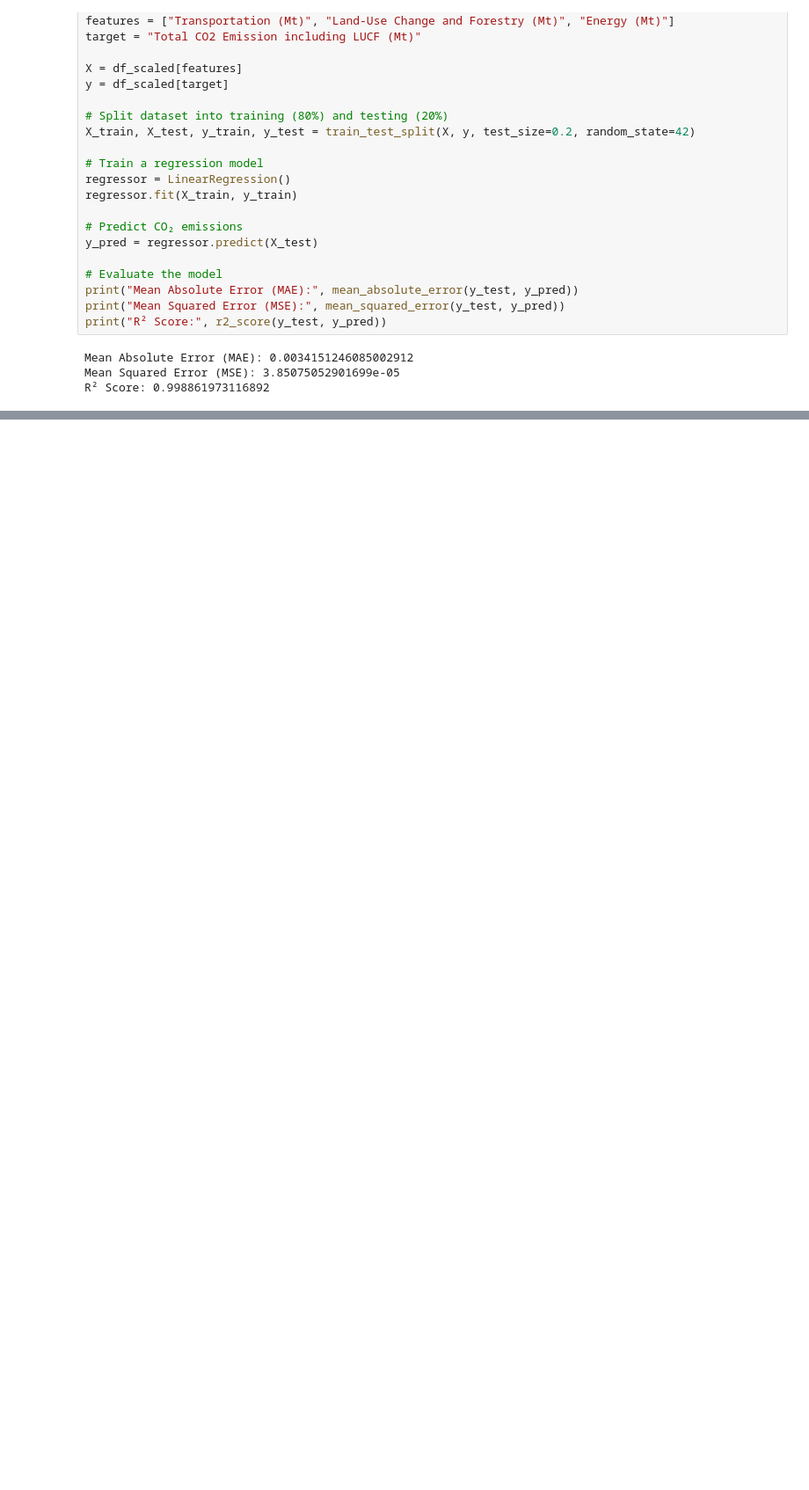
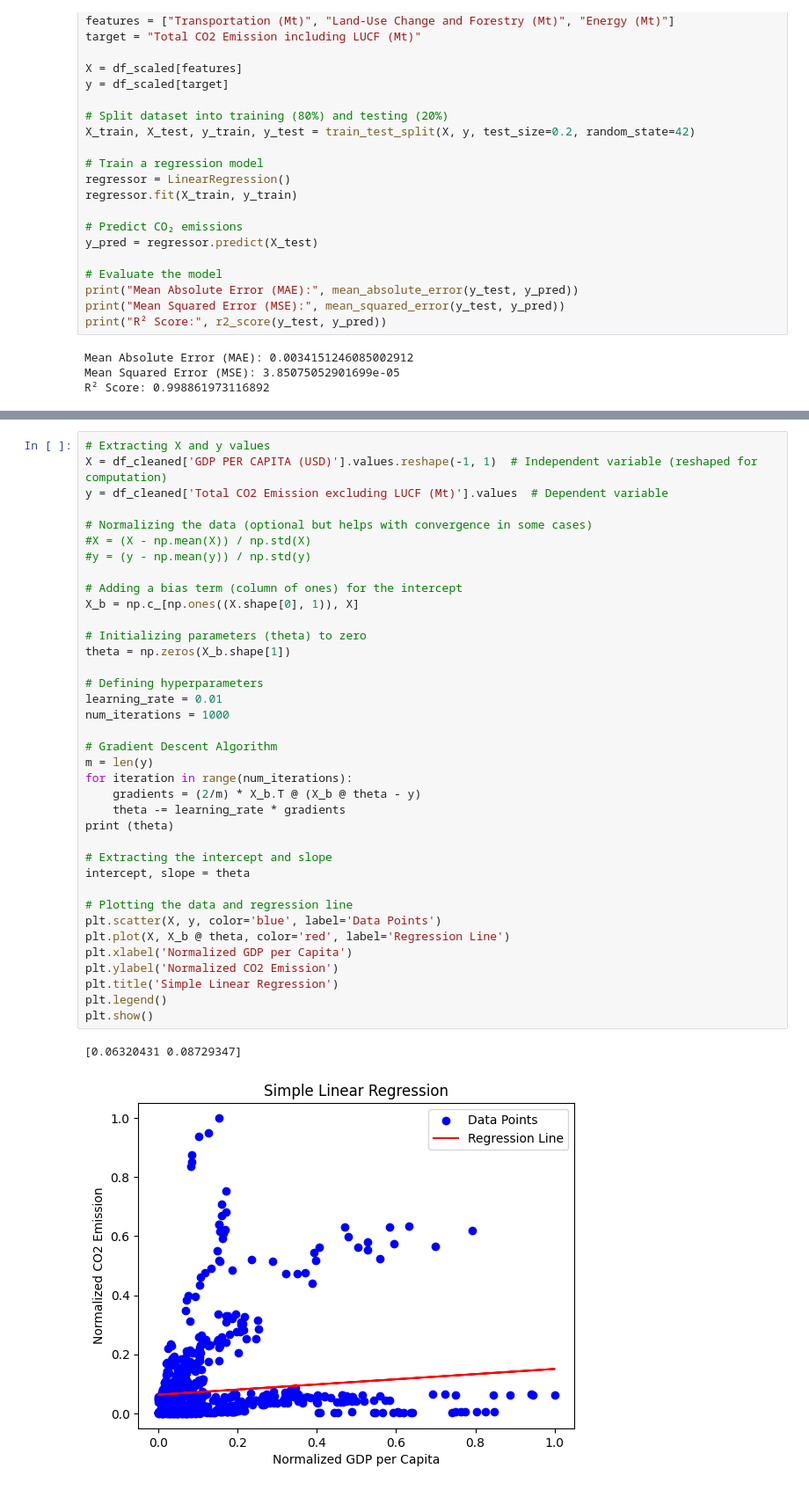
Before and after one commit to Ndegi-4/First_trial, a Jupyter notebook: carbon-emissions-data-analysis.ipynb, the cells around one changed output, grey strips where cells are left out. Shown at 88% size. Cells and saved outputs as stored; diff of their text form; blank space fills up the shorter version.

```diff
--- a/carbon-emissions-data-analysis.ipynb
+++ b/carbon-emissions-data-analysis.ipynb
@@ -234,0 +314,40 @@ R² Score: 0.998861973116892
+# %%
+# Extracting X and y values
+X = df_cleaned['GDP PER CAPITA (USD)'].values.reshape(-1, 1)  # Independent variable (reshaped for computation)
+y = df_cleaned['Total CO2 Emission excluding LUCF (Mt)'].values  # Dependent variable
+
+# Normalizing the data (optional but helps with convergence in some cases)
+#X = (X - np.mean(X)) / np.std(X)
+#y = (y - np.mean(y)) / np.std(y)
+
+# Adding a bias term (column of ones) for the intercept
+X_b = np.c_[np.ones((X.shape[0], 1)), X]
+
+# Initializing parameters (theta) to zero
+theta = np.zeros(X_b.shape[1])
+
+# Defining hyperparameters
+learning_rate = 0.01
+num_iterations = 1000
+
+# Gradient Descent Algorithm
+m = len(y)
+for iteration in range(num_iterations):
+    gradients = (2/m) * X_b.T @ (X_b @ theta - y)
+    theta -= learning_rate * gradients
+print (theta)
+
+# Extracting the intercept and slope
+intercept, slope = theta
+
+# Plotting the data and regression line
+plt.scatter(X, y, color='blue', label='Data Points')
+plt.plot(X, X_b @ theta, color='red', label='Regression Line')
+plt.xlabel('Normalized GDP per Capita')
+plt.ylabel('Normalized CO2 Emission')
+plt.title('Simple Linear Regression')
+plt.legend()
+plt.show()
+# %% [output]
+[0.06320431 0.08729347]
+[figure, added]
```
Also changed, not shown: parts of 4 cells of this notebook.
